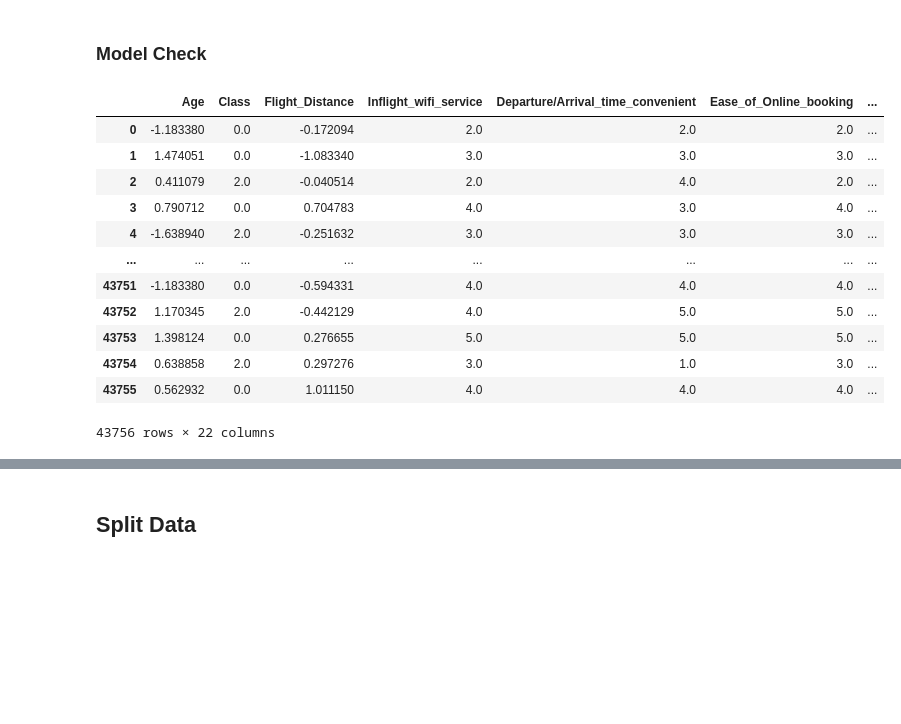
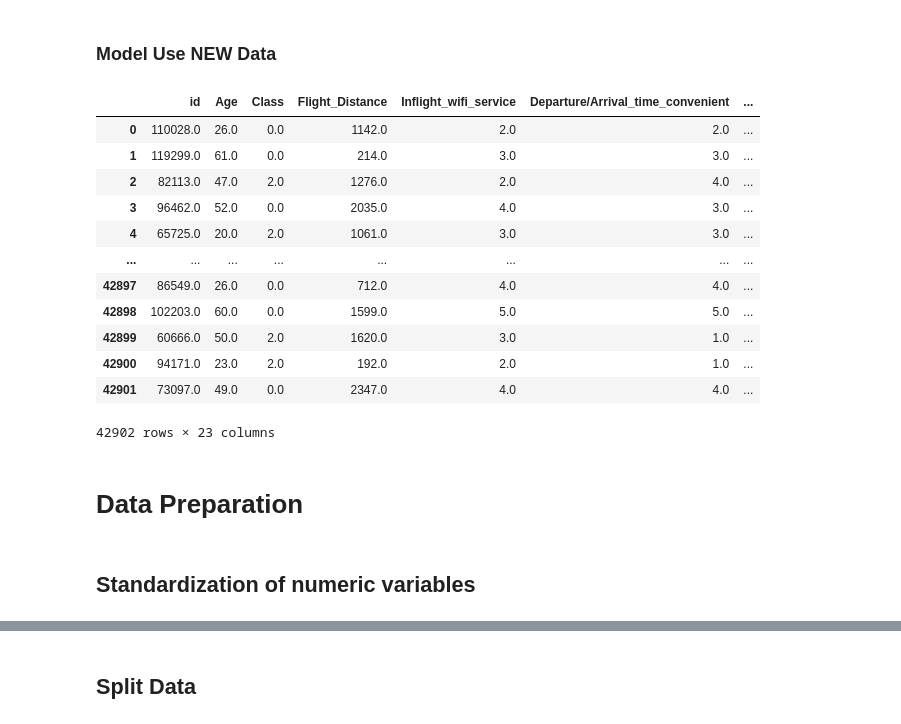
Before and after one commit to McGill-MMA-EnterpriseAnalytics/Airline-Passenger-Satisfaction-Prediction-Part2, a Jupyter notebook: Code/Airline_Data_modeling_Part2.ipynb, the cells around one changed output, grey strips where cells are left out. Saved outputs shown, nothing was run; the diff lists cells and outputs as text; code cells hidden in the pictures; blank space fills up the shorter version.

```diff
--- a/Code/Airline_Data_modeling_Part2.ipynb
+++ b/Code/Airline_Data_modeling_Part2.ipynb
@@ -1,5 +1,5 @@
 # %% [markdown]
-### Model Check
+### Model Use NEW Data
 # %%
 import numpy as np
 import pandas as pd
@@ -59,20 +59,24 @@ simplefilter("ignore", category=ConvergenceWarning)
 
 pd.set_option('display.max_columns', None) # Show all the columns
 # %%
-url = 'https://raw.githubusercontent.com/McGill-MMA-EnterpriseAnalytics/Airline-Passenger-Satisfaction-Prediction-Part2/Dev/Data/Airline_Data_by_model.csv'
+url = 'https://raw.githubusercontent.com/McGill-MMA-EnterpriseAnalytics/Airline-Passenger-Satisfaction-Prediction-Part2/Dev/Data/df6.csv'
 data = pd.read_csv(url)
 data
 # %% [output]
-|  | Age | Class | Flight_Distance | Inflight_wifi_service | Departure/Arrival_time_convenient | Ease_of_Online_booking | ... |
-| 0 | -1.183380 | 0.0 | -0.172094 | 2.0 | 2.0 | 2.0 | ... |
-| 1 | 1.474051 | 0.0 | -1.083340 | 3.0 | 3.0 | 3.0 | ... |
-| 2 | 0.411079 | 2.0 | -0.040514 | 2.0 | 4.0 | 2.0 | ... |
-| 3 | 0.790712 | 0.0 | 0.704783 | 4.0 | 3.0 | 4.0 | ... |
-| 4 | -1.638940 | 2.0 | -0.251632 | 3.0 | 3.0 | 3.0 | ... |
+|  | id | Age | Class | Flight_Distance | Inflight_wifi_service | Departure/Arrival_time_convenient | ... |
+| 0 | 110028.0 | 26.0 | 0.0 | 1142.0 | 2.0 | 2.0 | ... |
+| 1 | 119299.0 | 61.0 | 0.0 | 214.0 | 3.0 | 3.0 | ... |
+| 2 | 82113.0 | 47.0 | 2.0 | 1276.0 | 2.0 | 4.0 | ... |
+| 3 | 96462.0 | 52.0 | 0.0 | 2035.0 | 4.0 | 3.0 | ... |
+| 4 | 65725.0 | 20.0 | 2.0 | 1061.0 | 3.0 | 3.0 | ... |
 | ... | ... | ... | ... | ... | ... | ... | ... |
-| 43751 | -1.183380 | 0.0 | -0.594331 | 4.0 | 4.0 | 4.0 | ... |
-| 43752 | 1.170345 | 2.0 | -0.442129 | 4.0 | 5.0 | 5.0 | ... |
-| 43753 | 1.398124 | 0.0 | 0.276655 | 5.0 | 5.0 | 5.0 | ... |
-| 43754 | 0.638858 | 2.0 | 0.297276 | 3.0 | 1.0 | 3.0 | ... |
-| 43755 | 0.562932 | 0.0 | 1.011150 | 4.0 | 4.0 | 4.0 | ... |
+| 42897 | 86549.0 | 26.0 | 0.0 | 712.0 | 4.0 | 4.0 | ... |
+| 42898 | 102203.0 | 60.0 | 0.0 | 1599.0 | 5.0 | 5.0 | ... |
+| 42899 | 60666.0 | 50.0 | 2.0 | 1620.0 | 3.0 | 1.0 | ... |
+| 42900 | 94171.0 | 23.0 | 2.0 | 192.0 | 2.0 | 1.0 | ... |
+| 42901 | 73097.0 | 49.0 | 0.0 | 2347.0 | 4.0 | 4.0 | ... |
-43756 rows × 22 columns
+42902 rows × 23 columns
+# %% [markdown]
+# Data Preparation
+# %% [markdown]
+## Standardization of numeric variables
```
Also changed, not shown: parts of 14 cells of this notebook.
